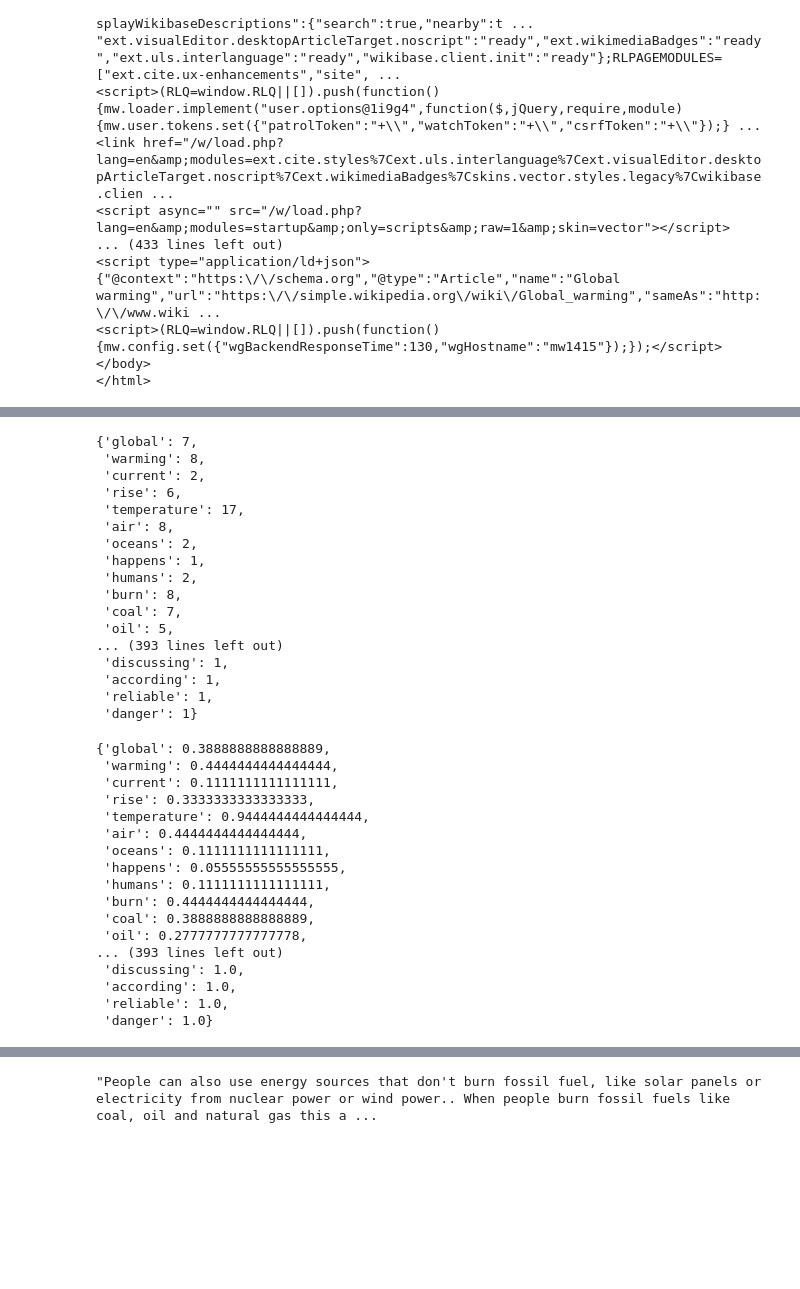
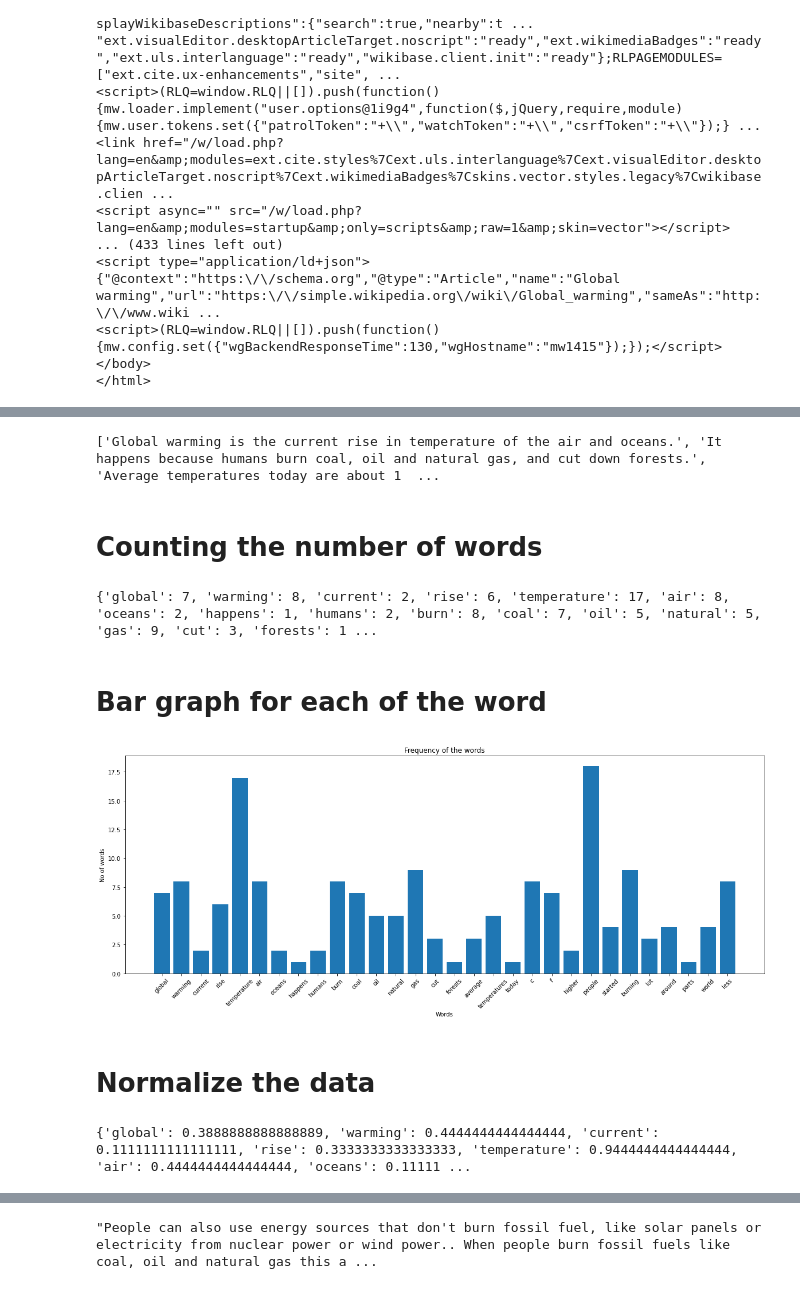
Before and after one commit to yash0307jain/text-summarization, a Jupyter notebook: text-summarization-simple-nlp.ipynb, the cells around one changed output, grey strips where cells are left out. Drawn from its saved outputs; the diff is of its cells as text; code cells hidden in the pictures; blank space fills up the shorter version.

Commit message:
adding markups and plots

```diff
--- a/text-summarization-simple-nlp.ipynb
+++ b/text-summarization-simple-nlp.ipynb
@@ -53,5 +89,10 @@ text, clean_text = cleaning(text)
 # %%
 sentences = sent_tokenize(text)
+print(sentences)
+# %% [output]
+['Global warming is the current rise in temperature of the air and oceans.', 'It happens because humans burn coal, oil and natural gas, and cut down forests.', 'Average temperatures today are about 1  ...
+# %% [markdown]
+# Counting the number of words
 # %%
 word2count = {}
 for word in word_tokenize(clean_text):
@@ -61,45 +102,27 @@ for word in word_tokenize(clean_text):
         else:
             word2count[word] += 1
 # %%
-word2count
+print(word2count)
 # %% [output]
-{'global': 7,
- 'warming': 8,
- 'current': 2,
- 'rise': 6,
- 'temperature': 17,
- 'air': 8,
- 'oceans': 2,
- 'happens': 1,
- 'humans': 2,
- 'burn': 8,
- 'coal': 7,
- 'oil': 5,
-... (393 lines left out)
- 'discussing': 1,
- 'according': 1,
- 'reliable': 1,
- 'danger': 1}
+{'global': 7, 'warming': 8, 'current': 2, 'rise': 6, 'temperature': 17, 'air': 8, 'oceans': 2, 'happens': 1, 'humans': 2, 'burn': 8, 'coal': 7, 'oil': 5, 'natural': 5, 'gas': 9, 'cut': 3, 'forests': 1 ...
+# %% [markdown]
+# Bar graph for each of the word
+# %%
+plt.figure(figsize=(20,7))
+plt.bar(list(word2count.keys())[:30], list(word2count.values())[:30])
+plt.title('Frequency of the words')
+plt.xlabel('Words')
+plt.xticks(rotation=45)
+plt.ylabel('No of words')
+plt.show()
+# %% [output]
+[figure, added]
+# %% [markdown]
+# Normalize the data
 # %%
 for key in word2count.keys():
     word2count[key] = word2count[key]/max(word2count.values())
 # %%
-word2count
+print(word2count)
 # %% [output]
-{'global': 0.3888888888888889,
- 'warming': 0.4444444444444444,
- 'current': 0.1111111111111111,
- 'rise': 0.3333333333333333,
- 'temperature': 0.9444444444444444,
- 'air': 0.4444444444444444,
- 'oceans': 0.1111111111111111,
- 'happens': 0.05555555555555555,
- 'humans': 0.1111111111111111,
- 'burn': 0.4444444444444444,
- 'coal': 0.3888888888888889,
- 'oil': 0.2777777777777778,
-... (393 lines left out)
- 'discussing': 1.0,
- 'according': 1.0,
- 'reliable': 1.0,
- 'danger': 1.0}
+{'global': 0.3888888888888889, 'warming': 0.4444444444444444, 'current': 0.1111111111111111, 'rise': 0.3333333333333333, 'temperature': 0.9444444444444444, 'air': 0.4444444444444444, 'oceans': 0.11111 ...
```
Also changed, not shown: parts of 17 cells of this notebook.
